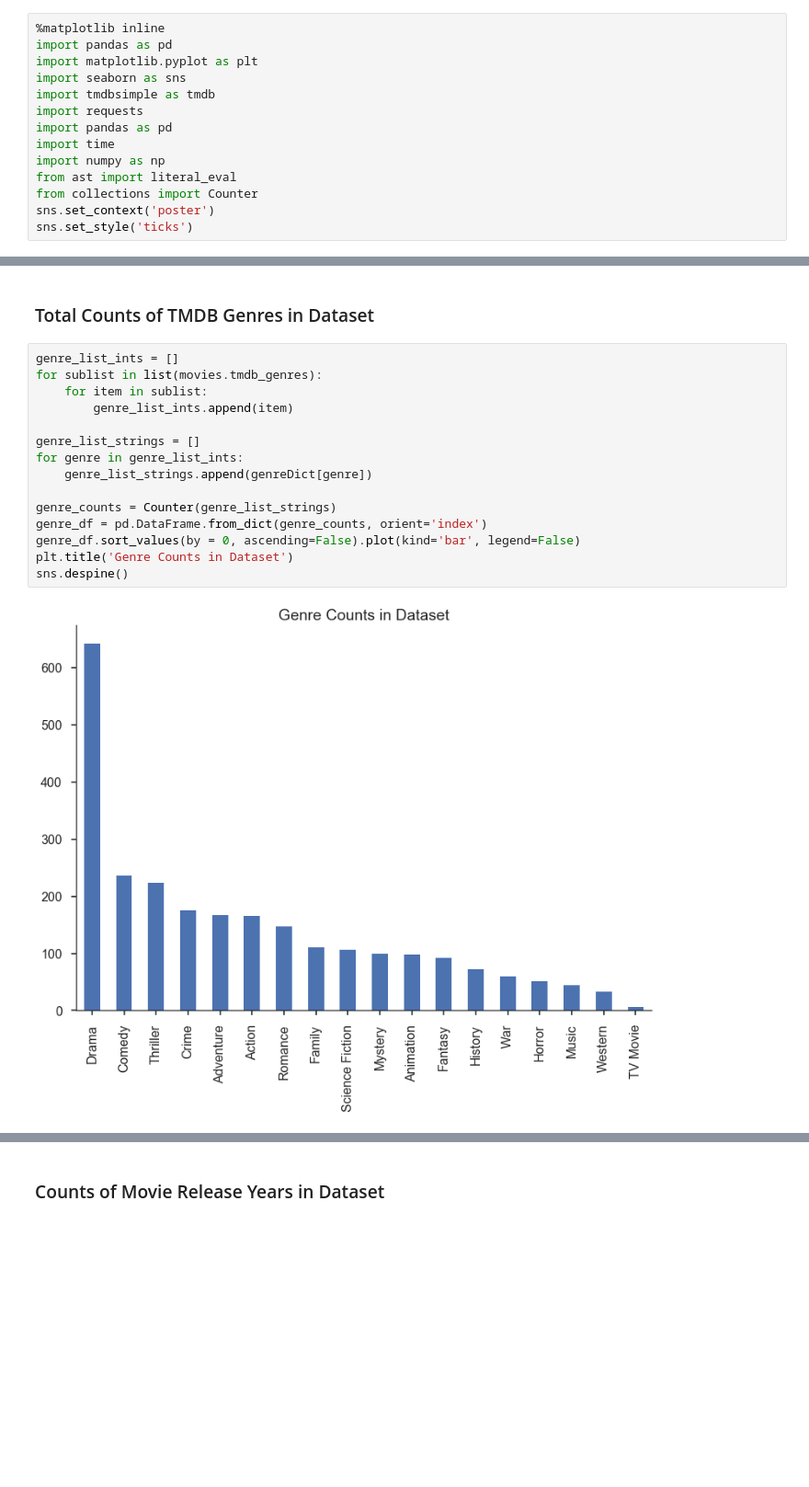
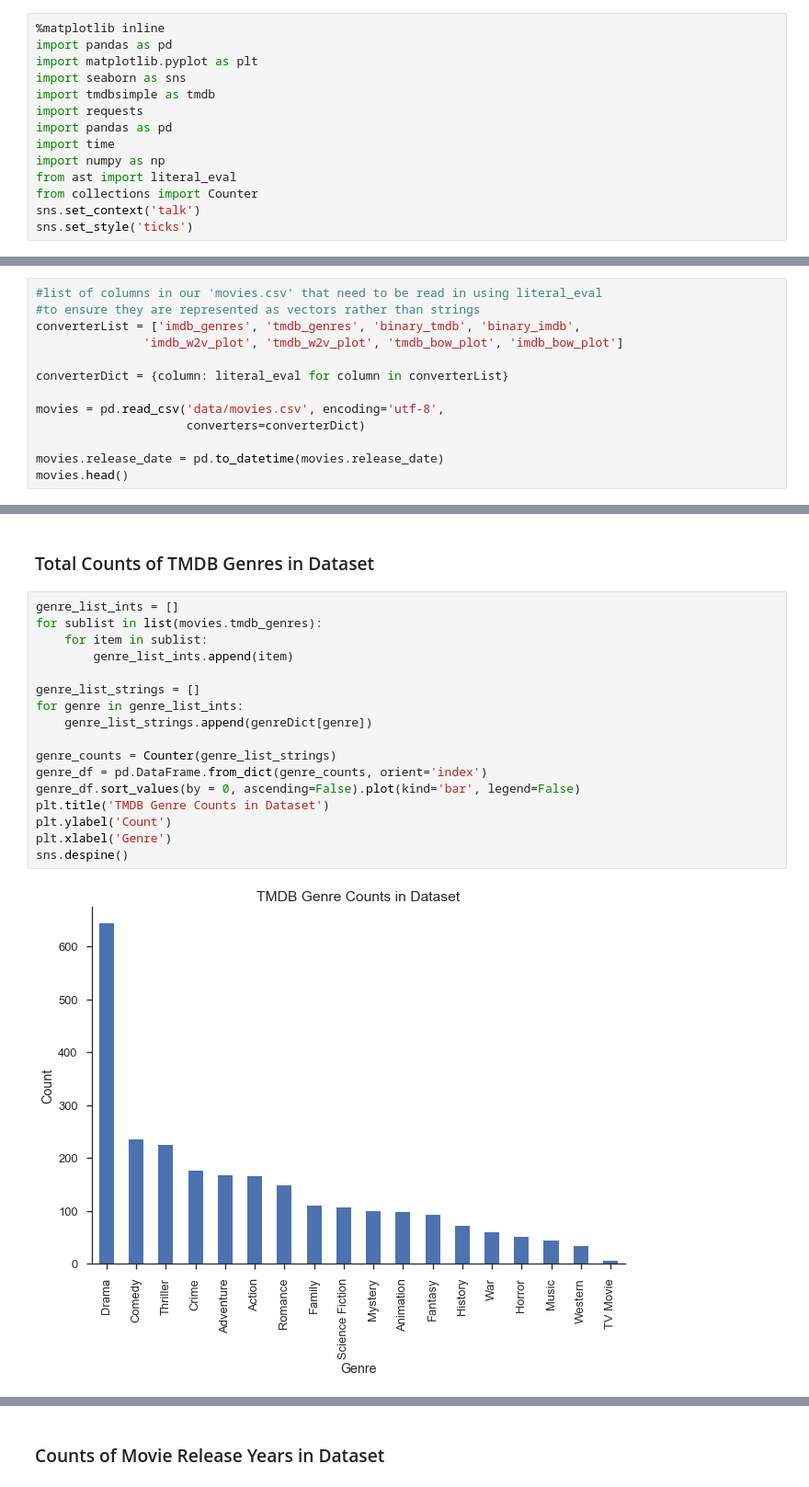
Before and after one commit to Nick-Morgan/Python-Movie-Genre-Predictor, a Jupyter notebook: EDA-Andrew.ipynb, the cells around one changed output, grey strips where cells are left out. Shown: that part at 92% size. Cells and saved outputs as stored; diff of their text form; blank space fills up the shorter version.

```diff
--- a/EDA-Andrew.ipynb
+++ b/EDA-Andrew.ipynb
@@ -15,6 +17,6 @@ import time
 import numpy as np
 from ast import literal_eval
 from collections import Counter
-sns.set_context('poster')
+sns.set_context('talk')
 sns.set_style('ticks')
 # %% [markdown]
@@ -103,0 +55,13 @@ movies.describe()
+# %%
+#list of columns in our 'movies.csv' that need to be read in using literal_eval
+#to ensure they are represented as vectors rather than strings
+converterList = ['imdb_genres', 'tmdb_genres', 'binary_tmdb', 'binary_imdb',
+               'imdb_w2v_plot', 'tmdb_w2v_plot', 'tmdb_bow_plot', 'imdb_bow_plot']
+
+converterDict = {column: literal_eval for column in converterList}
+
+movies = pd.read_csv('data/movies.csv', encoding='utf-8',
+                     converters=converterDict)
+
+movies.release_date = pd.to_datetime(movies.release_date)
+movies.head()
@@ -116,17 +102,19 @@ sns.despine()
 # %%
 genre_list_ints = []
 for sublist in list(movies.tmdb_genres):
     for item in sublist:
         genre_list_ints.append(item)
 
 genre_list_strings = []
 for genre in genre_list_ints:
     genre_list_strings.append(genreDict[genre])
 
 genre_counts = Counter(genre_list_strings)
 genre_df = pd.DataFrame.from_dict(genre_counts, orient='index')
 genre_df.sort_values(by = 0, ascending=False).plot(kind='bar', legend=False)
-plt.title('Genre Counts in Dataset')
+plt.title('TMDB Genre Counts in Dataset')
+plt.ylabel('Count')
+plt.xlabel('Genre')
 sns.despine()
 # %% [output]
-[figure, old version]
+[figure, new version]
```
Also changed, not shown: parts of 22 cells of this notebook.
